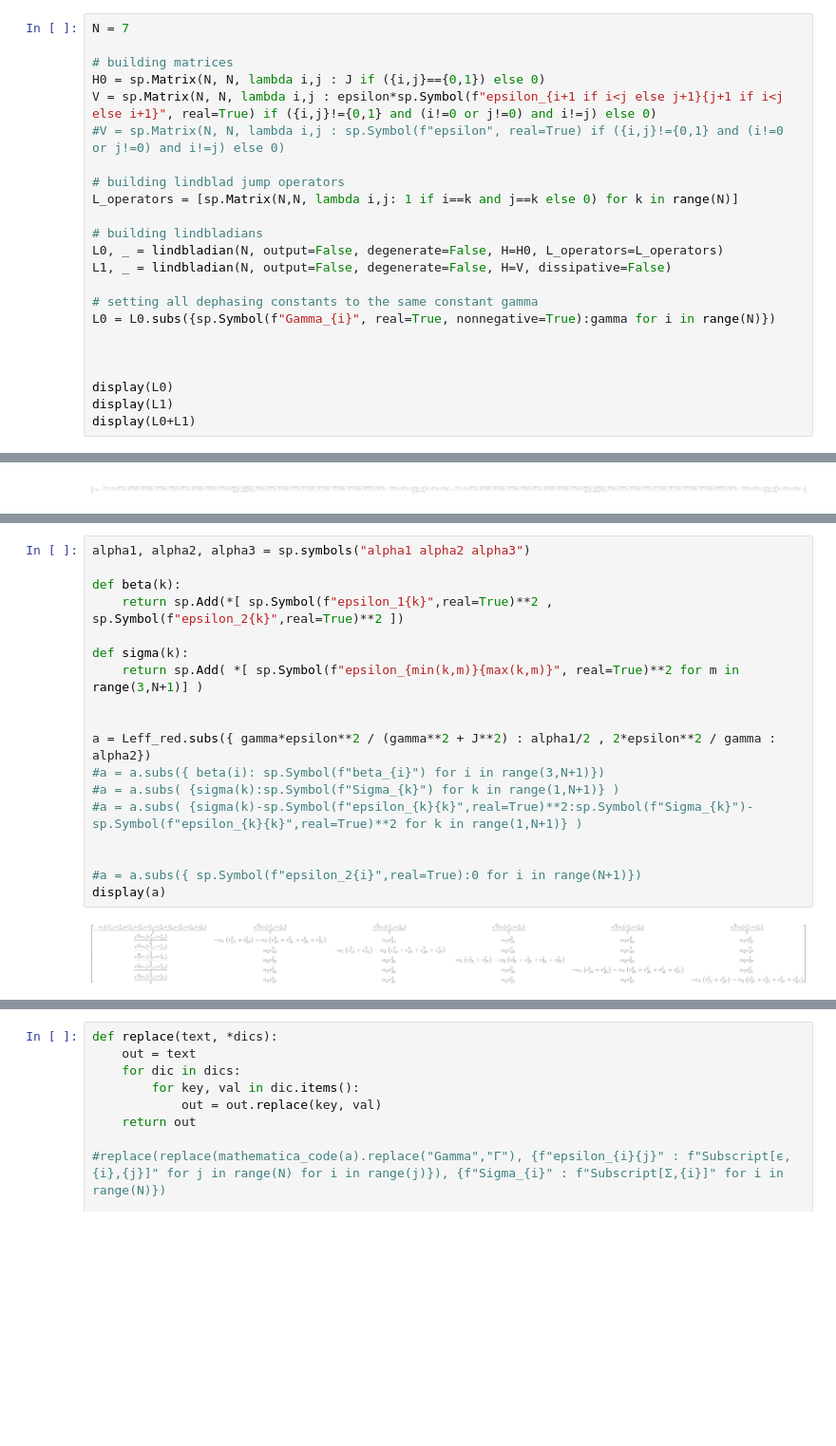
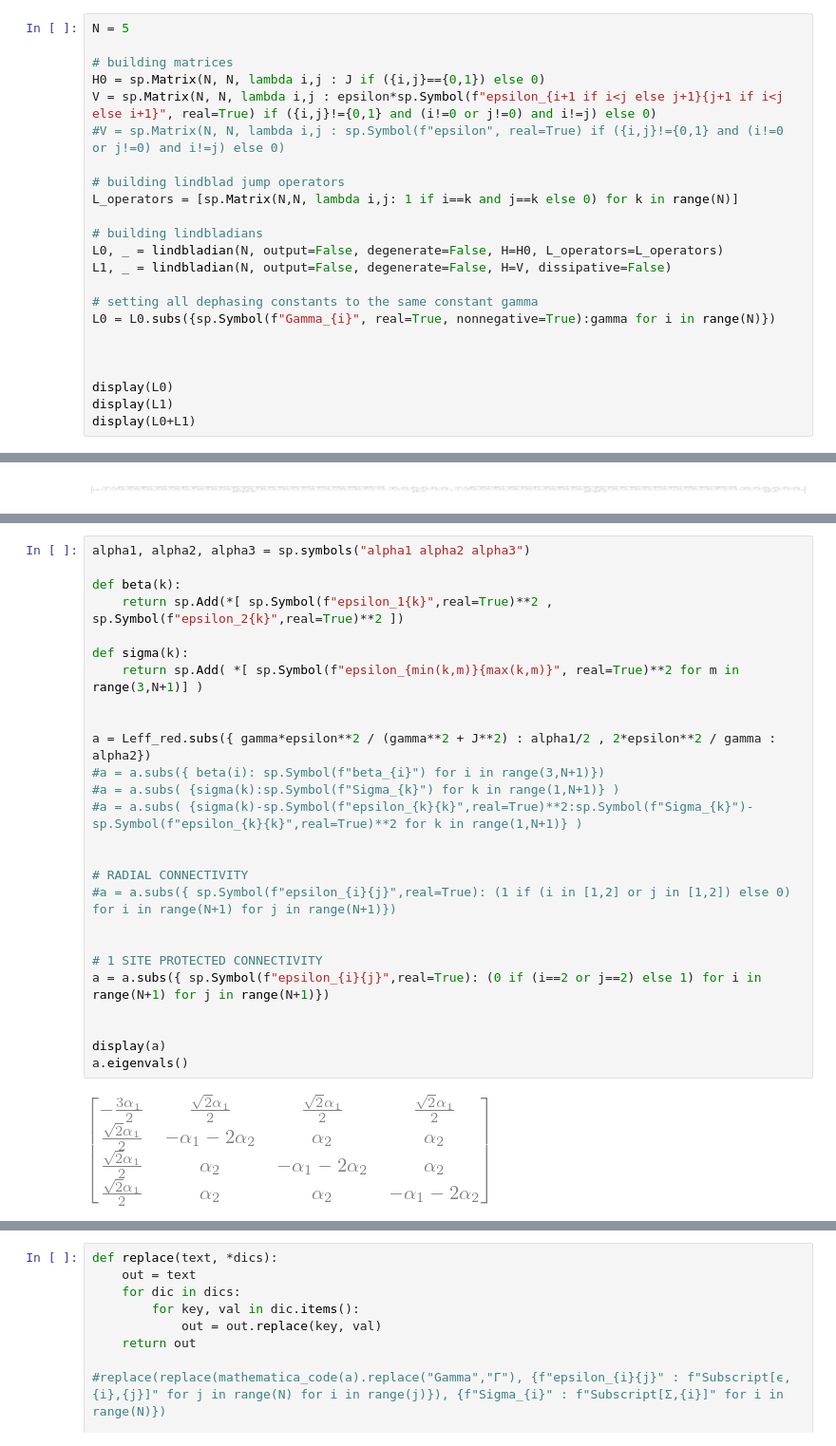
Before and after one commit to kiwipretzel/nserc-2026, a Jupyter notebook: [3.4] [n-site (degenerate), single-body, general epsilon's, local dephasing]/[3.4.0.1] [n-site,single-body,degenerate,different epsilons] [july 27].ipynb, the cells around one changed output, grey strips where cells are left out. Shown at 95% size. Saved outputs shown, nothing was run; the diff lists cells and outputs as text; blank space fills up the shorter version.

Commit message:
limiting cases of generic epsilons

```diff
--- a/[3.4] [n-site (degenerate), single-body, general epsilon's, local dephasing]/[3.4.0.1] [n-site,single-body,degenerate,different epsilons] [july 27].ipynb
+++ b/[3.4] [n-site (degenerate), single-body, general epsilon's, local dephasing]/[3.4.0.1] [n-site,single-body,degenerate,different epsilons] [july 27].ipynb
@@ -130,7 +134,7 @@ display(L)
 [figure]
 [figure]
 # %%
-N = 7
+N = 5
 
 # building matrices
 H0 = sp.Matrix(N, N, lambda i,j : J if ({i,j}=={0,1}) else 0)
@@ -189,20 +193,28 @@ Leff_red
 # %%
 alpha1, alpha2, alpha3 = sp.symbols("alpha1 alpha2 alpha3")
 
 def beta(k):
     return sp.Add(*[ sp.Symbol(f"epsilon_1{k}",real=True)**2 , sp.Symbol(f"epsilon_2{k}",real=True)**2 ])
 
 def sigma(k):
     return sp.Add( *[ sp.Symbol(f"epsilon_{min(k,m)}{max(k,m)}", real=True)**2 for m in range(3,N+1)] )
 
 
 a = Leff_red.subs({ gamma*epsilon**2 / (gamma**2 + J**2) : alpha1/2 , 2*epsilon**2 / gamma : alpha2})
 #a = a.subs({ beta(i): sp.Symbol(f"beta_{i}") for i in range(3,N+1)})
 #a = a.subs( {sigma(k):sp.Symbol(f"Sigma_{k}") for k in range(1,N+1)} )
 #a = a.subs( {sigma(k)-sp.Symbol(f"epsilon_{k}{k}",real=True)**2:sp.Symbol(f"Sigma_{k}")-sp.Symbol(f"epsilon_{k}{k}",real=True)**2 for k in range(1,N+1)} )
 
 
-#a = a.subs({ sp.Symbol(f"epsilon_2{i}",real=True):0 for i in range(N+1)})
+# RADIAL CONNECTIVITY
+#a = a.subs({ sp.Symbol(f"epsilon_{i}{j}",real=True): (1 if (i in [1,2] or j in [1,2]) else 0) for i in range(N+1) for j in range(N+1)})
+
+
+# 1 SITE PROTECTED CONNECTIVITY
+a = a.subs({ sp.Symbol(f"epsilon_{i}{j}",real=True): (0 if (i==2 or j==2) else 1) for i in range(N+1) for j in range(N+1)})
+
+
 display(a)
+a.eigenvals()
 # %% [output]
-[figure, old version]
+[figure, new version]
```
Also changed, not shown: parts of 8 cells of this notebook.
